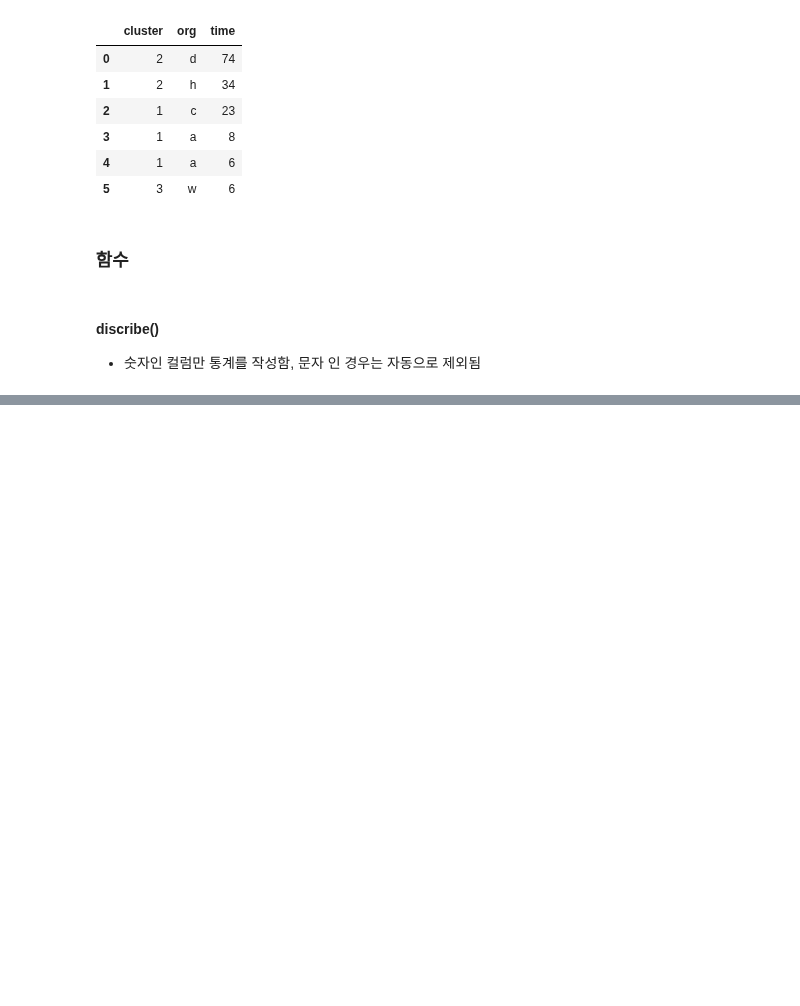
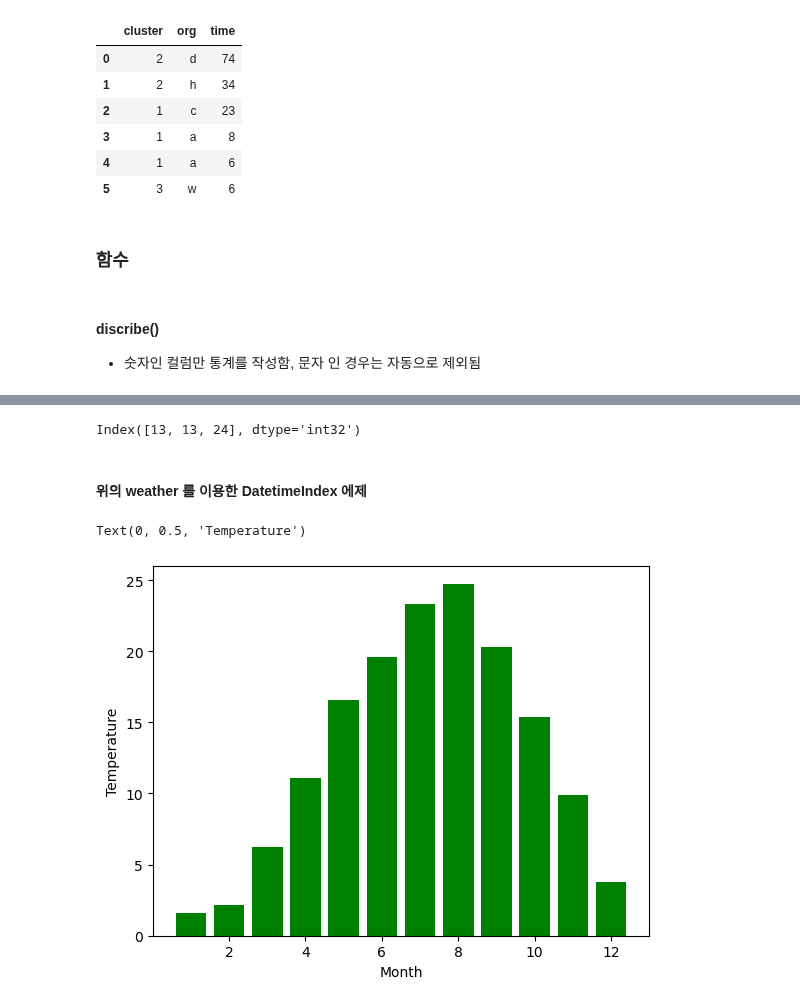
Before and after one commit to Junseon-Human/learn_python, a Jupyter notebook: 21_pandas.ipynb, the cells around one changed output, grey strips where cells are left out. Saved outputs shown, nothing was run; the diff lists cells and outputs as text; code cells hidden in the pictures; blank space fills up the shorter version.

```diff
--- a/21_pandas.ipynb
+++ b/21_pandas.ipynb
@@ -364,0 +684,36 @@ df.describe()
+# %%
+d_list = ["01/03/2018", "01-03-2018", "2018-01-05", "2018/01/06", "May 1,2020"]
+pd.DatetimeIndex(d_list).month
+
+dt_list = ["01,03,2028 11:12:13", "01-03-2018 11:22:13", "01-04-2019 10:22:24 PM"]
+pd.DatetimeIndex(dt_list).hour
+pd.DatetimeIndex(dt_list).second
+# %% [output]
+Index([13, 13, 24], dtype='int32')
+# %% [markdown]
+#### 위의 weather 를 이용한 DatetimeIndex 에제
+# %%
+import matplotlib.pyplot as plt
+
+path = "https://github.com/dongupak/DataML/raw/main/csv/weather.csv"
+
+# 일시를 가져와 month 컬럼을 추가 하기
+weather = pd.read_csv(path, encoding="CP949")
+weather["month"] = pd.DatetimeIndex(weather["일시"]).month
+
+
+# 월별 평균기온으로 데이터 시각화 하기
+monthly = [None for x in range(12)]
+monthly_temp = [0 for x in range(12)]
+for i in range(12):
+    monthly[i] = weather[weather["month"] == i + 1]
+    monthly_temp[i] = monthly[i]["평균기온"].mean()
+
+
+months = range(1, 13)
+plt.bar(months, monthly_temp, color="green")
+plt.xlabel("Month")
+plt.ylabel("Temperature")
+# %% [output]
+Text(0, 0.5, 'Temperature')
+[figure, added]
```
Also changed, not shown: parts of 47 cells of this notebook.
